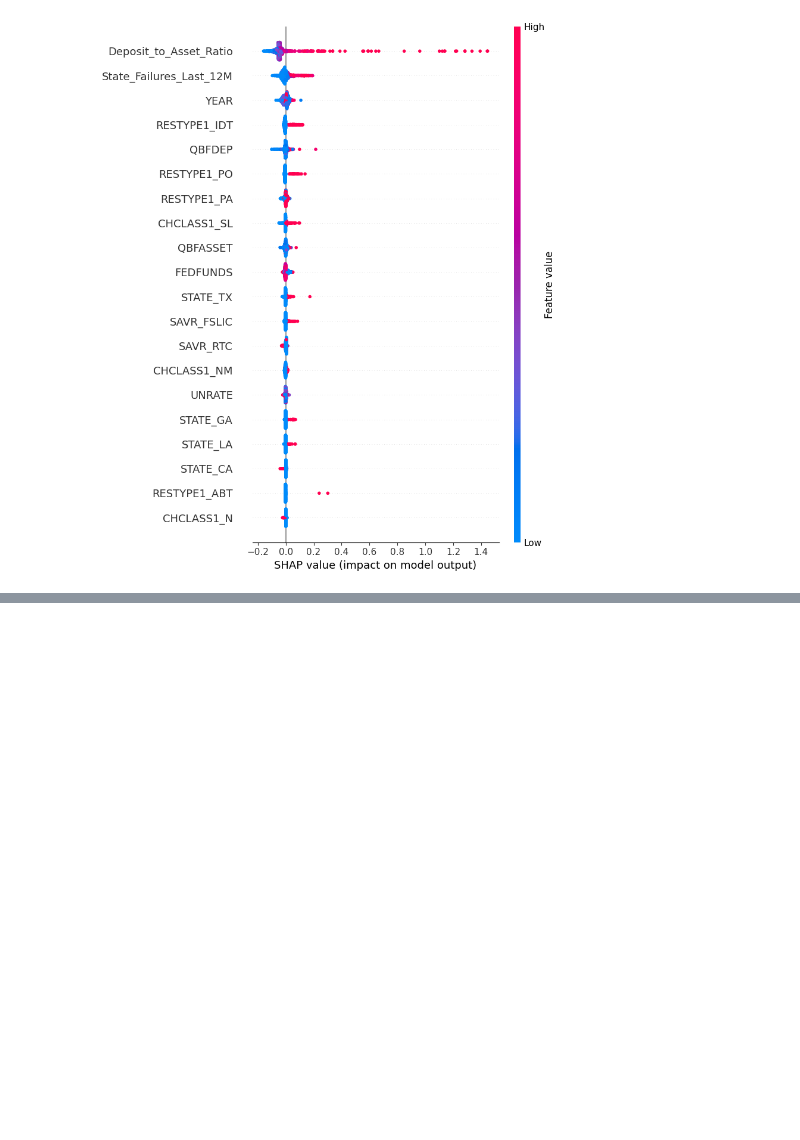
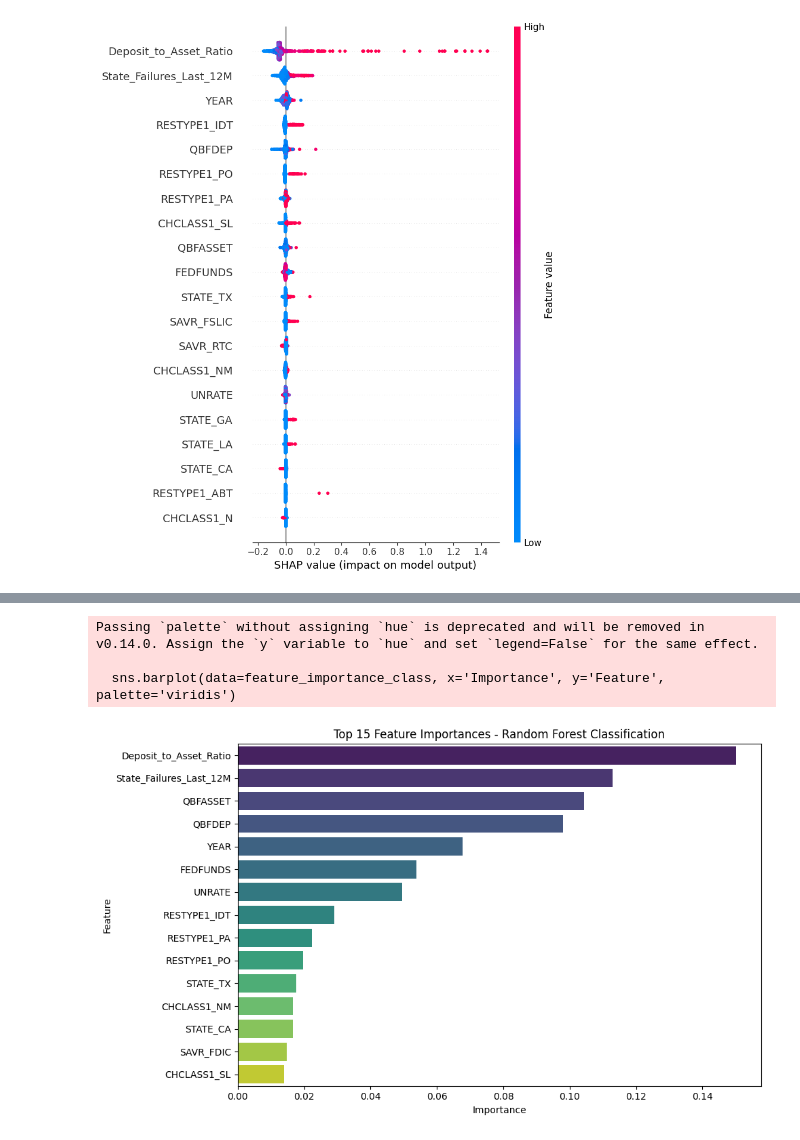
Before and after one commit to Linablh/ML_Project, a Jupyter notebook: test02.ipynb, the cells around one changed output, grey strips where cells are left out. Saved outputs shown, nothing was run; the diff lists cells and outputs as text; code cells hidden in the pictures; blank space fills up the shorter version.

```diff
--- a/test02.ipynb
+++ b/test02.ipynb
@@ -327,0 +330,7 @@ These matter, but less than your engineered features.
+# %%
+# Create binary classification target: 1 if LGD > 0.2, else 0
+df_encoded_classification = df_encoded.copy()
+df_encoded_classification['LGD_class'] = (df_encoded_classification['LGD'] > 0.2).astype(int)
+
+print(f"Classification Target Distribution:\n{df_encoded_classification['LGD_class'].value_counts()}")
+print(f"Percentage:\n{df_encoded_classification['LGD_class'].value_counts(normalize=True)}")
@@ -327,0 +414,23 @@ These matter, but less than your engineered features.
+# %%
+# Random Forest Classifier
+rf_params = {
+    'n_estimators': [200, 400],
+    'max_depth': [5, 10, 20],
+    'min_samples_split': [2, 5]
+}
+rf_class = GridSearchCV(RandomForestClassifier(random_state=42), rf_params, cv=3)
+rf_class.fit(X_train_class, y_train_class)
+rf_pred = rf_class.predict(X_test_class)
+rf_pred_proba = rf_class.best_estimator_.predict_proba(X_test_class)[:, 1]
+
+classification_results.append({
+    'Model': 'Random Forest',
+    'Best Params': rf_class.best_params_,
+    'Accuracy': accuracy_score(y_test_class, rf_pred),
+    'Precision': precision_score(y_test_class, rf_pred),
+    'Recall': recall_score(y_test_class, rf_pred),
+    'F1': f1_score(y_test_class, rf_pred),
+    'AUC': roc_auc_score(y_test_class, rf_pred_proba)
+})
+
+print("Random Forest trained")
@@ -327,0 +522,18 @@ These matter, but less than your engineered features.
+# %%
+# Feature Importance for Random Forest Classification
+feature_importance_class = pd.DataFrame({
+    'Feature': X_class.columns,
+    'Importance': rf_class.best_estimator_.feature_importances_
+}).sort_values('Importance', ascending=False).head(15)
+
+plt.figure(figsize=(10, 6))
+sns.barplot(data=feature_importance_class, x='Importance', y='Feature', palette='viridis')
+plt.title('Top 15 Feature Importances - Random Forest Classification')
+plt.xlabel('Importance')
+plt.tight_layout()
+plt.show()
+# %% [output]
+Passing `palette` without assigning `hue` is deprecated and will be removed in v0.14.0. Assign the `y` variable to `hue` and set `legend=False` for the same effect.
+
+  sns.barplot(data=feature_importance_class, x='Importance', y='Feature', palette='viridis')
+[figure, added]
```
Also changed, not shown: parts of 15 cells of this notebook.
